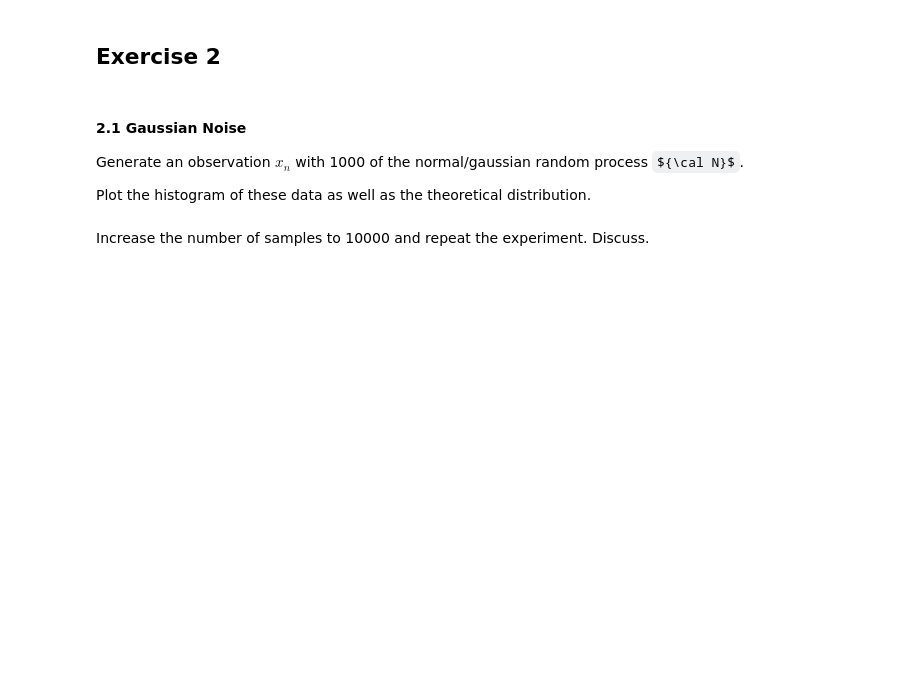
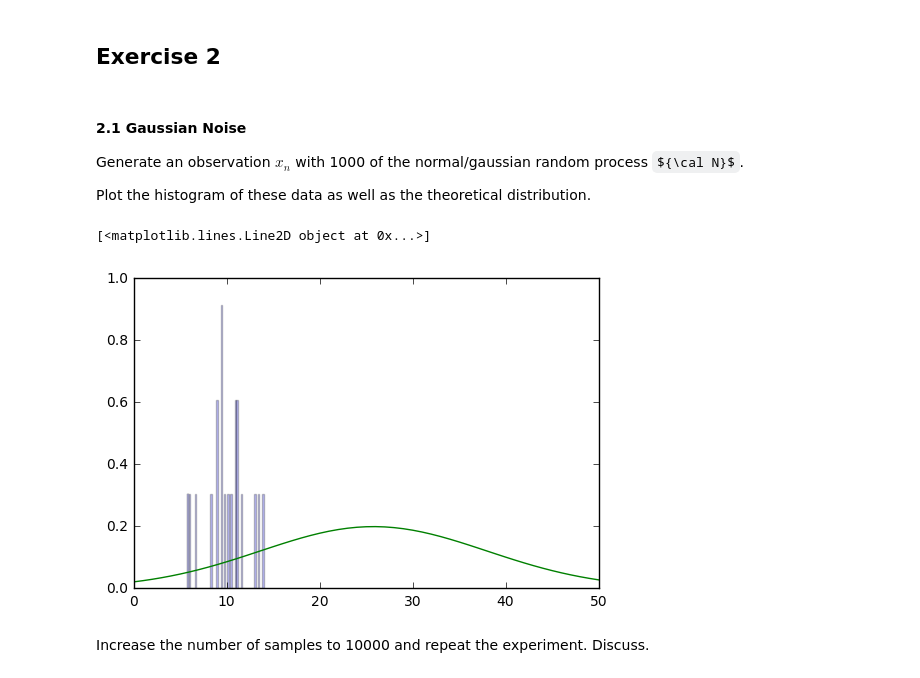
Before and after one commit to sniper0110/DSP-TP-1617, a Jupyter notebook: Lab1/python/Lab1.ipynb, the cells around one changed output. Cells and saved outputs as stored; diff of their text form; code cells hidden in the pictures; some formulas as TeX source; blank space fills up the shorter version.

```diff
--- a/Lab1/python/Lab1.ipynb
+++ b/Lab1/python/Lab1.ipynb
@@ -202,15 +214,21 @@ Generate an observation $x_n$ with 1000 of the normal/gaussian random process ${
 Plot the histogram of these data as well as the theoretical distribution.
 # %%
 # Define the mean and standard deviation
-
-# np.random.normal(mu, sigma, (N, ))
+mu = 10
+sigma = 2
+N = 20
+processGaussian = np.random.normal(mu, sigma, (N, ))
 
 # Plot the histogram
-#n, bins, patches = plt.hist(..., 50, normed=1, alpha=0.25)
+n, bins, patches = plt.hist(processGaussian, 50, normed=1, alpha=0.25)
 
 # Plot the distribution
 from scipy.stats import norm
-#distri = norm.pdf(bins, mu, sigma)
+distri = norm.pdf(bins, mu, sigma)
+plt.plot(distri)
+# %% [output]
+[<matplotlib.lines.Line2D object at 0x...>]
+[figure, added]
 # %% [markdown]
 
 Increase the number of samples to 10000 and repeat the experiment. Discuss.
```
Also changed, not shown: parts of 14 cells of this notebook.
